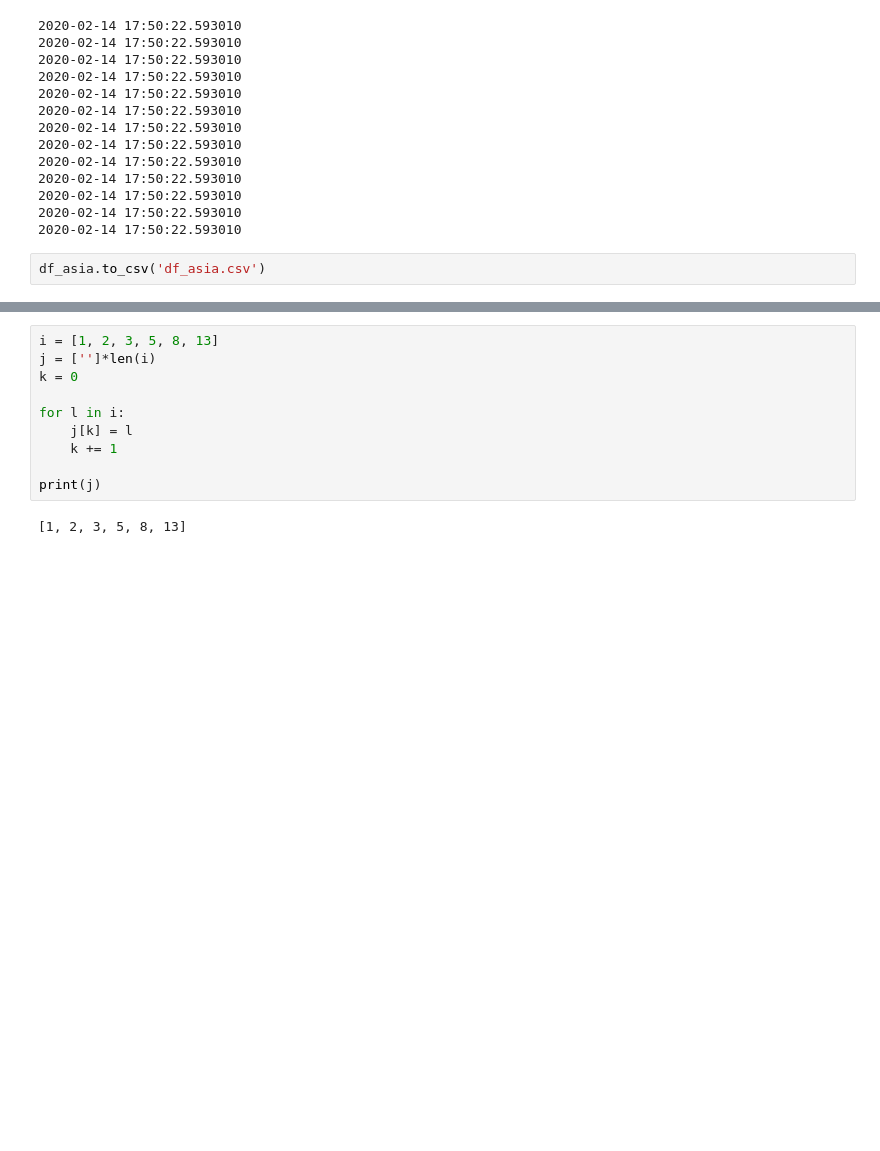
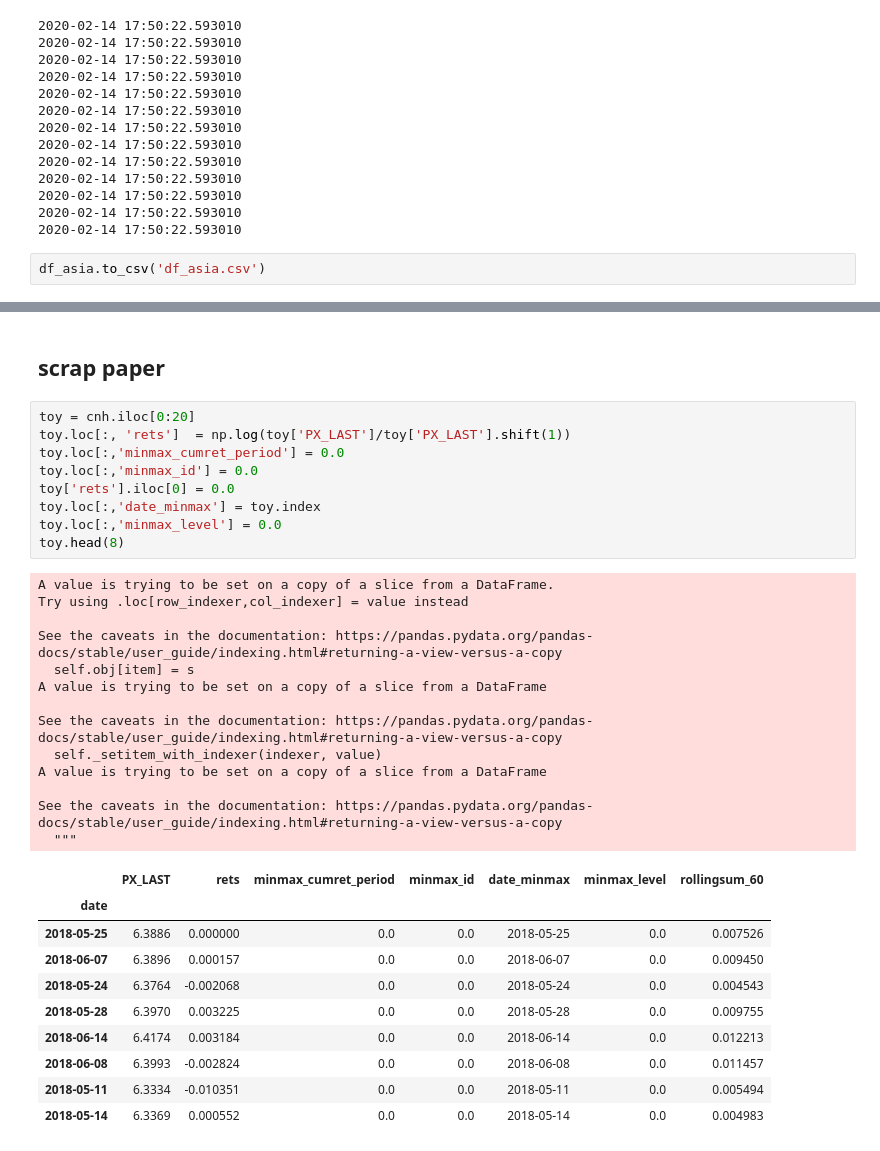
Before and after one commit to FedericoHan/TimeSeriesSeasonality, a Jupyter notebook: TimeSeriesCaseStudy_v1.ipynb, the cells around one changed output, grey strips where cells are left out. Saved outputs shown, nothing was run; the diff lists cells and outputs as text; blank space fills up the shorter version.

```diff
--- a/TimeSeriesCaseStudy_v1.ipynb
+++ b/TimeSeriesCaseStudy_v1.ipynb
@@ -638,14 +652,37 @@ dist #12%   ........so how many windows of 3months had amplitude of > 12%
 # %% [output]
 0.1205564142194746
-# %%
-i = [1, 2, 3, 5, 8, 13]
-j = ['']*len(i)
-k = 0
-
-for l in i:
-    j[k] = l
-    k += 1
-
-print(j)
-# %% [output]
-[1, 2, 3, 5, 8, 13]
+# %% [markdown]
+## scrap paper
+# %%
+toy = cnh.iloc[0:20]
+toy.loc[:, 'rets']  = np.log(toy['PX_LAST']/toy['PX_LAST'].shift(1))
+toy.loc[:,'minmax_cumret_period'] = 0.0
+toy.loc[:,'minmax_id'] = 0.0
+toy['rets'].iloc[0] = 0.0
+toy.loc[:,'date_minmax'] = toy.index
+toy.loc[:,'minmax_level'] = 0.0
+toy.head(8)
+# %% [output]
+A value is trying to be set on a copy of a slice from a DataFrame.
+Try using .loc[row_indexer,col_indexer] = value instead
+
+See the caveats in the documentation: https://pandas.pydata.org/pandas-docs/stable/user_guide/indexing.html#returning-a-view-versus-a-copy
+  self.obj[item] = s
+A value is trying to be set on a copy of a slice from a DataFrame
+
+See the caveats in the documentation: https://pandas.pydata.org/pandas-docs/stable/user_guide/indexing.html#returning-a-view-versus-a-copy
+  self._setitem_with_indexer(indexer, value)
+A value is trying to be set on a copy of a slice from a DataFrame
+
+See the caveats in the documentation: https://pandas.pydata.org/pandas-docs/stable/user_guide/indexing.html#returning-a-view-versus-a-copy
+  """
+|  | PX_LAST | rets | minmax_cumret_period | minmax_id | date_minmax | minmax_level | rollingsum_60 |
+| date |  |  |  |  |  |  |  |
+| 2018-05-25 | 6.3886 | 0.000000 | 0.0 | 0.0 | 2018-05-25 | 0.0 | 0.007526 |
+| 2018-06-07 | 6.3896 | 0.000157 | 0.0 | 0.0 | 2018-06-07 | 0.0 | 0.009450 |
+| 2018-05-24 | 6.3764 | -0.002068 | 0.0 | 0.0 | 2018-05-24 | 0.0 | 0.004543 |
+| 2018-05-28 | 6.3970 | 0.003225 | 0.0 | 0.0 | 2018-05-28 | 0.0 | 0.009755 |
+| 2018-06-14 | 6.4174 | 0.003184 | 0.0 | 0.0 | 2018-06-14 | 0.0 | 0.012213 |
+| 2018-06-08 | 6.3993 | -0.002824 | 0.0 | 0.0 | 2018-06-08 | 0.0 | 0.011457 |
+| 2018-05-11 | 6.3334 | -0.010351 | 0.0 | 0.0 | 2018-05-11 | 0.0 | 0.005494 |
+| 2018-05-14 | 6.3369 | 0.000552 | 0.0 | 0.0 | 2018-05-14 | 0.0 | 0.004983 |
```
Also changed, not shown: parts of 21 cells of this notebook.
